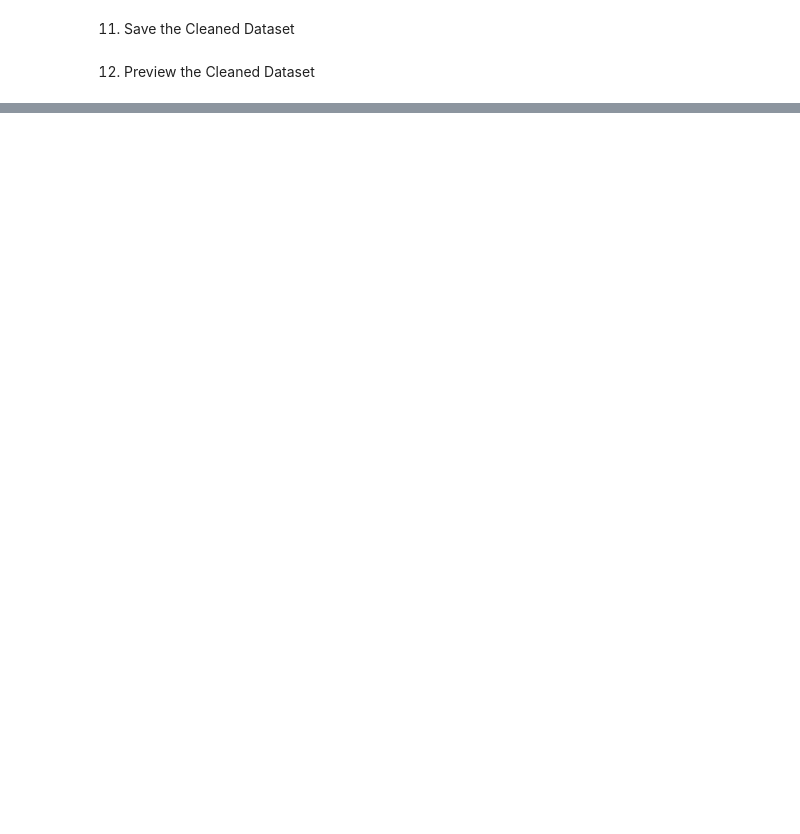
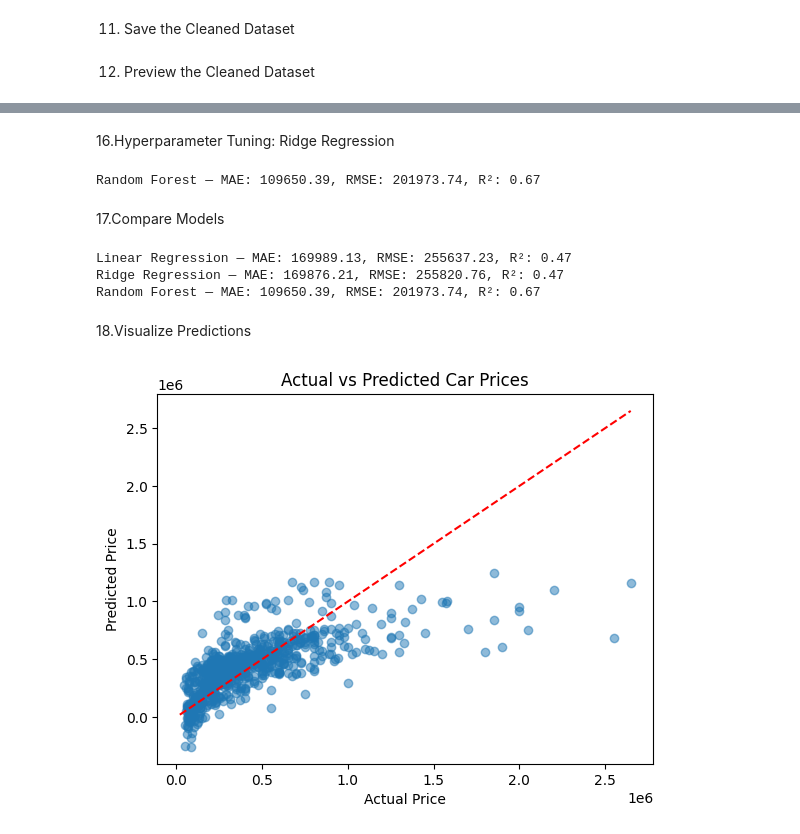
Before and after one commit to gitKheang/ml_project, a Jupyter notebook: ML_Project.ipynb, the cells around one changed output, grey strips where cells are left out. Drawn from its saved outputs; the diff is of its cells as text; code cells hidden in the pictures; blank space fills up the shorter version.

```diff
--- a/ML_Project.ipynb
+++ b/ML_Project.ipynb
@@ -174,0 +182,15 @@ car_dataset.head(20)
+# %%
+from sklearn.model_selection import train_test_split
+from sklearn.preprocessing import LabelEncoder
+
+# Assuming `car_dataset` is your cleaned DataFrame loaded from Colab
+df = car_dataset.copy()
+
+le = LabelEncoder()
+for col in ['fuel', 'seller_type', 'transmission', 'owner', 'name']:
+    df[col] = le.fit_transform(df[col])
+
+X = df.drop('selling_price', axis=1)
+y = df['selling_price']
+
+X_train, X_test, y_train, y_test = train_test_split(X, y, test_size=0.2, random_state=42)
@@ -174,0 +199,6 @@ car_dataset.head(20)
+# %%
+from sklearn.linear_model import LinearRegression
+
+lr_model = LinearRegression()
+lr_model.fit(X_train, y_train)
+y_pred_lr = lr_model.predict(X_test)
@@ -174,0 +221,36 @@ car_dataset.head(20)
+# %% [markdown]
+16.Hyperparameter Tuning: Ridge Regression
+# %%
+# 16. Hyperparameter Tuning: Random Forest
+from sklearn.ensemble import RandomForestRegressor
+
+rf_model = RandomForestRegressor(n_estimators=100, random_state=42)
+rf_model.fit(X_train, y_train)
+y_pred_rf = rf_model.predict(X_test)
+
+evaluate_model(y_test, y_pred_rf, "Random Forest")
+# %% [output]
+Random Forest — MAE: 109650.39, RMSE: 201973.74, R²: 0.67
+# %% [markdown]
+17.Compare Models
+# %%
+evaluate_model(y_test, y_pred_lr, "Linear Regression")
+evaluate_model(y_test, y_pred_ridge, "Ridge Regression")
+evaluate_model(y_test, y_pred_rf, "Random Forest")
+# %% [output]
+Linear Regression — MAE: 169989.13, RMSE: 255637.23, R²: 0.47
+Ridge Regression — MAE: 169876.21, RMSE: 255820.76, R²: 0.47
+Random Forest — MAE: 109650.39, RMSE: 201973.74, R²: 0.67
+# %% [markdown]
+18.Visualize Predictions
+# %%
+import matplotlib.pyplot as plt
+
+plt.scatter(y_test, y_pred_lr, alpha=0.5)
+plt.xlabel("Actual Price")
+plt.ylabel("Predicted Price")
+plt.title("Actual vs Predicted Car Prices")
+plt.plot([y.min(), y.max()], [y.min(), y.max()], 'r--')
+plt.show()
+# %% [output]
+[figure, added]
```
Also changed, not shown: parts of 10 cells of this notebook.
